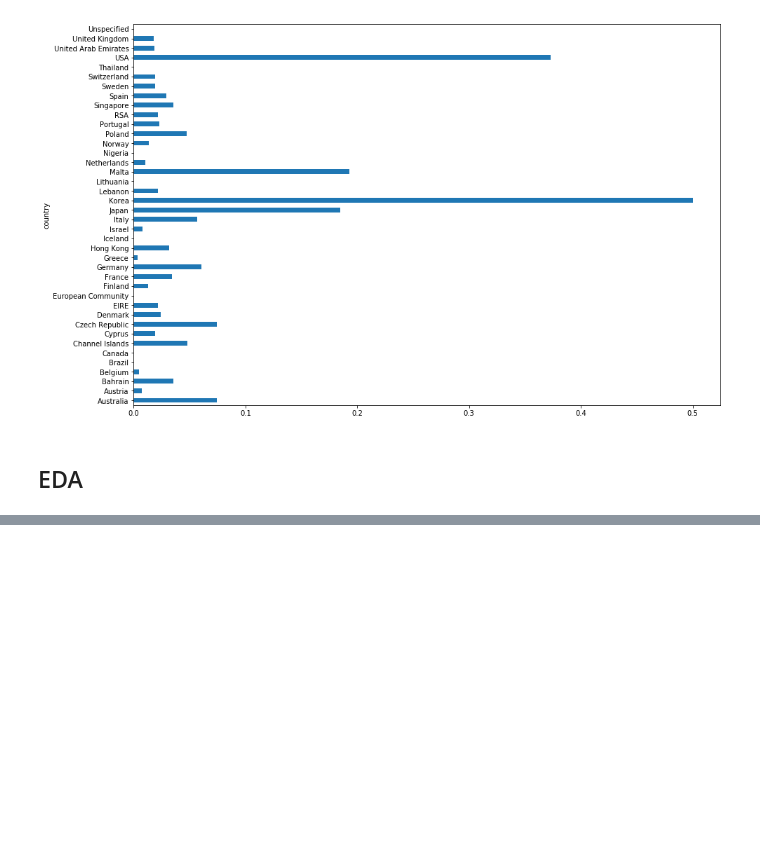
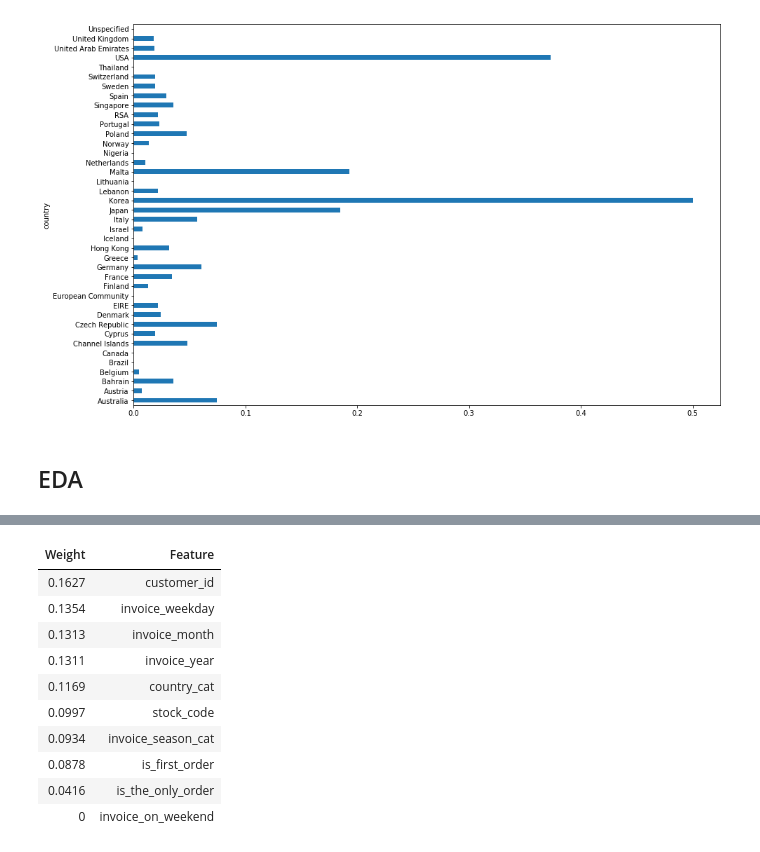
Before and after one commit to mattzajac/DataWorkshop_Competition_Online_Retail, a Jupyter notebook: Konkurs-DW-Absolwenci.ipynb, the cells around one changed output, grey strips where cells are left out. Saved outputs shown, nothing was run; the diff lists cells and outputs as text; code cells hidden in the pictures; blank space fills up the shorter version.

Commit message:
Build fast first model

```diff
--- a/Konkurs-DW-Absolwenci.ipynb
+++ b/Konkurs-DW-Absolwenci.ipynb
@@ -598,0 +612,36 @@ train.groupby('country')['is_canceled'].mean().plot(kind='barh', figsize=(15,10)
+# %%
+## IS_CANCELLED
+clf_feats = ['invoice_year', 'invoice_month', 'invoice_weekday', 'invoice_on_weekend', 'invoice_season_cat',
+       'stock_code', 'country_cat', 'customer_id', 'is_first_order', 'is_the_only_order']
+# %%
+X = train_copy[clf_feats].values
+y = train_copy['is_canceled'].astype('int8').values
+# %%
+#trenujemy i prognozujmey
+
+skf = StratifiedKFold(n_splits=5, shuffle=True, random_state=2020)
+model = xgb.XGBRegressor(max_depth=7, n_estimators=60, learning_rate=0.4, n_jobs=8, random_state=2019)
+
+scores = {
+    'xgb_MSE' : []
+}
+
+def perform_scoring(m, y_true, y_pred):
+
+    score = mse(y[test_idx], y_pred)
+    print(m + " MSE: ", score)
+    scores[m + '_MSE'].append(score)
+
+fold = 0
+for train_idx, test_idx in skf.split(X, y):
+    fold += 1
+    print("fold: ", fold)
+
+    # XGB
+    model.fit(X[train_idx], y[train_idx])
+    y_pred = model.predict(X[test_idx])
+    perform_scoring('xgb', y[test_idx], y_pred)
+
+
+for s in scores:
+    print(s, np.mean(scores[s]), np.std(scores[s]))
@@ -598,0 +665,14 @@ train.groupby('country')['is_canceled'].mean().plot(kind='barh', figsize=(15,10)
+# %%
+eli5.show_weights(model.get_booster(), feature_names=clf_feats, top=10)
+# %% [output]
+| Weight | Feature |
+| 0.1627 | customer_id |
+| 0.1354 | invoice_weekday |
+| 0.1313 | invoice_month |
+| 0.1311 | invoice_year |
+| 0.1169 | country_cat |
+| 0.0997 | stock_code |
+| 0.0934 | invoice_season_cat |
+| 0.0878 | is_first_order |
+| 0.0416 | is_the_only_order |
+| 0 | invoice_on_weekend |
```
Also changed, not shown: parts of 8 cells of this notebook.
